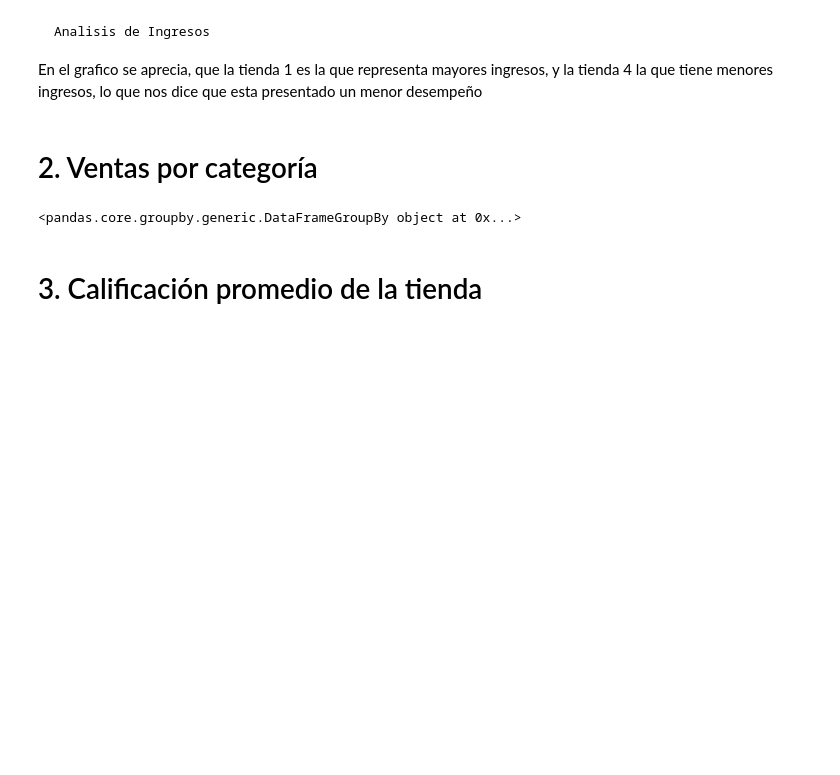
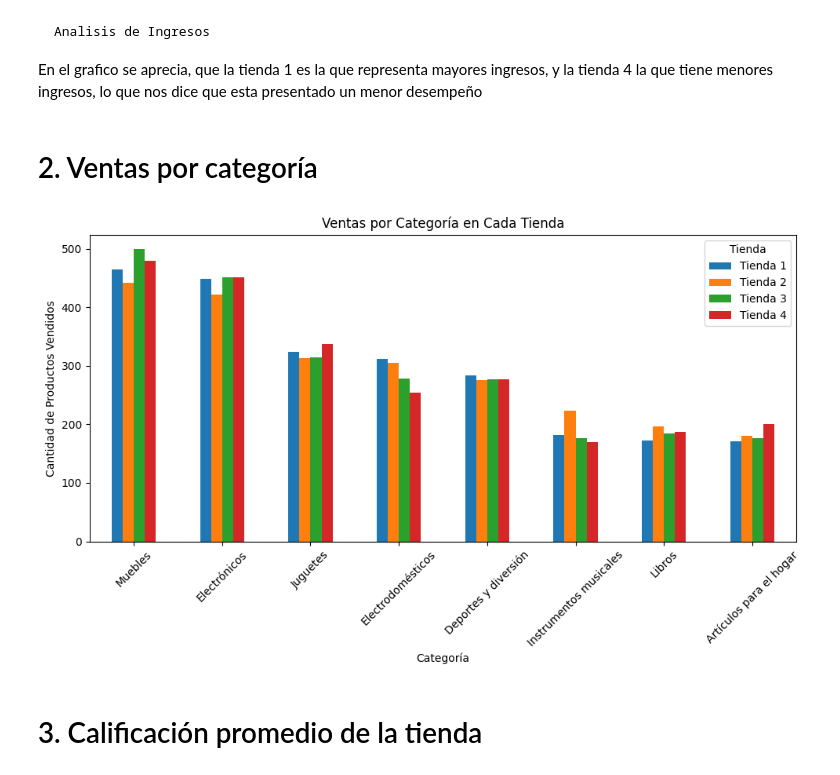
Before and after one commit to Neyker8a/alura-store-proyecto, a Jupyter notebook: alura_store_proyecto.ipynb, the cells around one changed output. Saved outputs shown, nothing was run; the diff lists cells and outputs as text; code cells hidden in the pictures; blank space fills up the shorter version.

```diff
--- a/alura_store_proyecto.ipynb
+++ b/alura_store_proyecto.ipynb
@@ -194,11 +194,43 @@ plt.show()
 En el grafico se aprecia, que la tienda 1 es la que representa mayores ingresos, y la tienda 4 la que tiene menores ingresos, lo que nos dice que esta presentado un menor desempeño
 # %% [markdown]
 # 2. Ventas por categoría
-# %%
-productos_categoria=tienda.groupby("Categoría del Producto")
-print(productos_categoria)
-# %% [output]
-<pandas.core.groupby.generic.DataFrameGroupBy object at 0x...>
+# %%
+t1 = tienda.copy()
+t2 = tienda2.copy()
+t3 = tienda3.copy()
+t4 = tienda4.copy()
+
+
+t1["Tienda"] = "Tienda 1"
+t2["Tienda"] = "Tienda 2"
+t3["Tienda"] = "Tienda 3"
+t4["Tienda"] = "Tienda 4"
+
+# Unir todas las tiendas en un solo DataFrame
+todas_las_tiendas = pd.concat([t1, t2, t3, t4], ignore_index=True)
+
+#  Agrupar por Categoría y Tienda
+comparacion = (
+    todas_las_tiendas.groupby(["Categoría del Producto", "Tienda"]).size().unstack().fillna(0)
+)
+
+# 5️⃣ Agregar total global por categoría
+comparacion["Total Global"] = comparacion.sum(axis=1)
+
+# 6️⃣ Ordenar por las categorías más vendidas globalmente
+comparacion = comparacion.sort_values("Total Global", ascending=False)
+
+# 7️⃣ Graficar (sin la columna Total Global)
+comparacion.drop(columns="Total Global").plot(kind="bar", figsize=(10,6))
+
+plt.title("Ventas por Categoría en Cada Tienda")
+plt.ylabel("Cantidad de Productos Vendidos")
+plt.xlabel("Categoría")
+plt.xticks(rotation=45)
+plt.tight_layout()
+plt.show()
+# %% [output]
+[figure, added]
 # %% [markdown]
 # 3. Calificación promedio de la tienda
 # %% [markdown]
```
